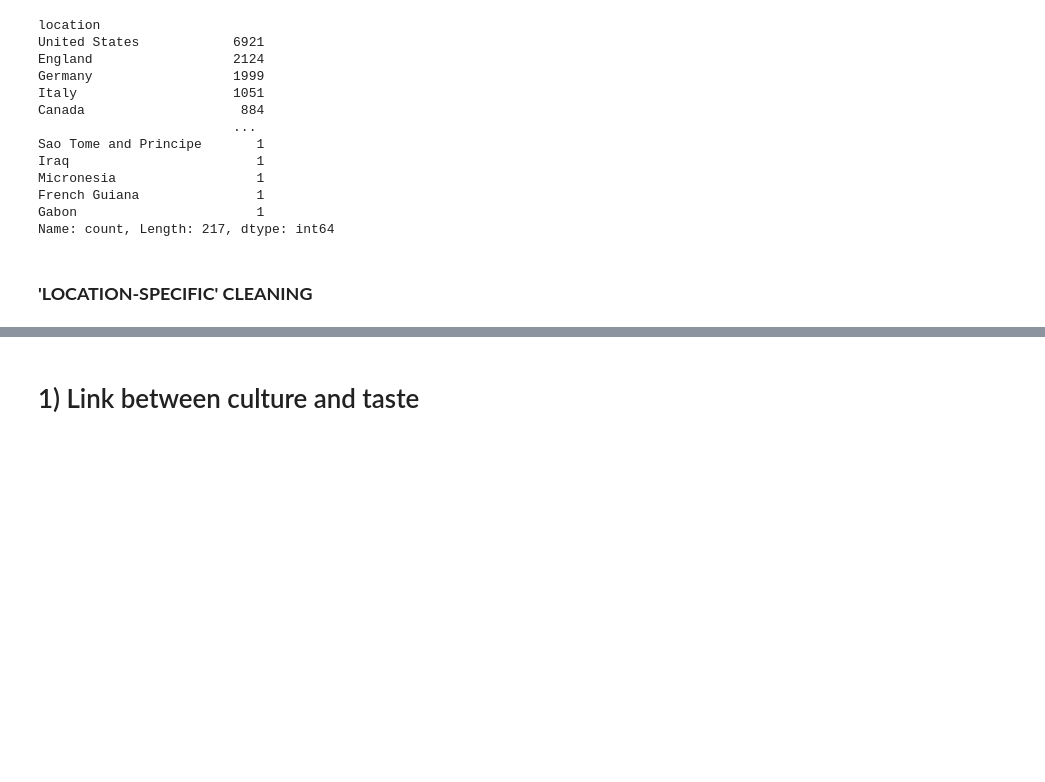
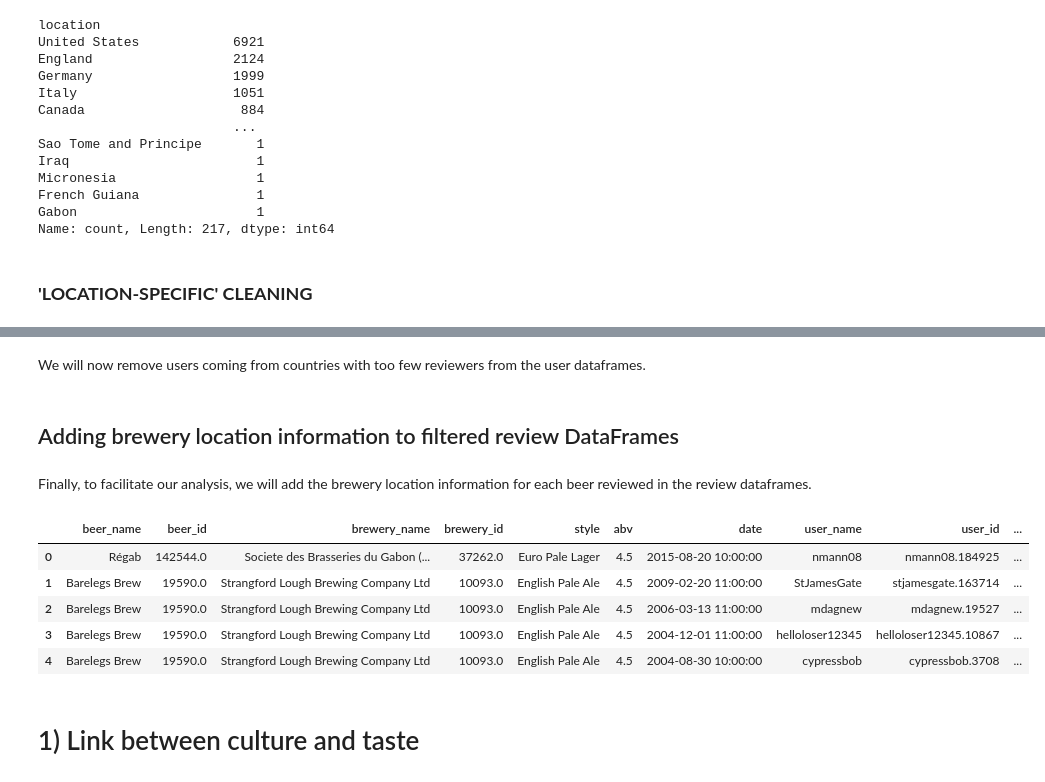
Before and after one commit to epfl-ada/ada-2024-project-datapilots, a Jupyter notebook: results.ipynb, the cells around one changed output, grey strips where cells are left out. Cells and saved outputs as stored; diff of their text form; code cells hidden in the pictures; blank space fills up the shorter version.

Commit message:
correct and complete data cleaning

```diff
--- a/results.ipynb
+++ b/results.ipynb
@@ -574,4 +638,13 @@ rb_users_cleaned
 # %%
-ba_users_cleaned_2 = edit_location(ba_users_cleaned)
-rb_users_cleaned_2 = edit_location(rb_users_cleaned)
+# merge rating dataframes with user dataframes on 'user_id' to add the'location' column to rating dataframes as 'user_location'
+
+# Beer Advocate
+ba_ratings_loc_filtered = ba_ratings_loc_filtered.merge(ba_users_loc_filtered[['user_id', 'location']], on='user_id', how='left')
+ba_ratings_loc_filtered = ba_ratings_loc_filtered.rename(columns={'location': 'user_location'})
+
+# Rate Beer
+rb_ratings_loc_filtered = rb_ratings_loc_filtered.merge(rb_users_loc_filtered[['user_id', 'location']], on='user_id', how='left')
+rb_ratings_loc_filtered = rb_ratings_loc_filtered.rename(columns={'location': 'user_location'})
+
+ba_ratings_loc_filtered.head()
 # %% [output]
@@ -602,0 +670,4 @@ ba_users_cleaned_2_copy.reset_index(drop=True)
+# %%
+# remove reviews from users for which the location is NaN
+ba_ratings_loc_filtered = ba_ratings_loc_filtered.dropna(subset=['user_location'])
+rb_ratings_loc_filtered = rb_ratings_loc_filtered.dropna(subset=['user_location'])
@@ -602,0 +676,6 @@ ba_users_cleaned_2_copy.reset_index(drop=True)
+# %%
+# remove reviews where 'user_location' is in the 'countries_with_few_users' list
+ba_ratings_loc_filtered = ba_ratings_loc_filtered[~ba_ratings_loc_filtered['user_location'].isin(countries_with_few_users)]
+rb_ratings_loc_filtered = rb_ratings_loc_filtered[~rb_ratings_loc_filtered['user_location'].isin(countries_with_few_users)]
+# %% [markdown]
+We will now remove users coming from countries with too few reviewers from the user dataframes.
@@ -603,3 +686,33 @@ ba_users_cleaned_2_copy.reset_index(drop=True)
+# %% [markdown]
+## Adding brewery location information to filtered review DataFrames
+# %% [markdown]
+Finally, to facilitate our analysis, we will add the brewery location information for each beer reviewed in the review dataframes.
+# %%
+ba_breweries_loc_filtered = ba_breweries.copy()
+rb_breweries_loc_filtered = rb_breweries.copy()
+# %%
+# rename 'id' column to 'brewerie_id' column in brewery dataframes to facilitate merging with rating dataframes
+ba_breweries_loc_filtered = ba_breweries_loc_filtered.rename(columns={'id': 'brewery_id'})
+rb_breweries_loc_filtered = rb_breweries_loc_filtered.rename(columns={'id': 'brewery_id'})
+
+# merge rating dataframes with brewery dataframes on 'brewery_id' to add the'location' column to rating dataframes as 'brewerie_location'
+
+# Beer Advocate
+ba_ratings_loc_filtered = ba_ratings_loc_filtered.merge(ba_breweries_loc_filtered[['brewery_id', 'location']], on='brewery_id', how='left')
+ba_ratings_loc_filtered = ba_ratings_loc_filtered.rename(columns={'location': 'brewery_location'})
+
+# Rate Beer
+rb_ratings_loc_filtered = rb_ratings_loc_filtered.merge(rb_breweries_loc_filtered[['brewery_id', 'location']], on='brewery_id', how='left')
+rb_ratings_loc_filtered = rb_ratings_loc_filtered.rename(columns={'location': 'brewery_location'})
+
+ba_ratings_loc_filtered.head()
+# %% [output]
+|  | beer_name | beer_id | brewery_name | brewery_id | style | abv | date | user_name | user_id | ... |
+| 0 | Régab | 142544.0 | Societe des Brasseries du Gabon (... | 37262.0 | Euro Pale Lager | 4.5 | 2015-08-20 10:00:00 | nmann08 | nmann08.184925 | ... |
+| 1 | Barelegs Brew | 19590.0 | Strangford Lough Brewing Company Ltd | 10093.0 | English Pale Ale | 4.5 | 2009-02-20 11:00:00 | StJamesGate | stjamesgate.163714 | ... |
+| 2 | Barelegs Brew | 19590.0 | Strangford Lough Brewing Company Ltd | 10093.0 | English Pale Ale | 4.5 | 2006-03-13 11:00:00 | mdagnew | mdagnew.19527 | ... |
+| 3 | Barelegs Brew | 19590.0 | Strangford Lough Brewing Company Ltd | 10093.0 | English Pale Ale | 4.5 | 2004-12-01 11:00:00 | helloloser12345 | helloloser12345.10867 | ... |
+| 4 | Barelegs Brew | 19590.0 | Strangford Lough Brewing Company Ltd | 10093.0 | English Pale Ale | 4.5 | 2004-08-30 10:00:00 | cypressbob | cypressbob.3708 | ... |
 # %% [markdown]
 # 1) Link between culture and taste
 # %% [markdown]
```
Also changed, not shown: parts of 38 cells of this notebook, 1 other file.
